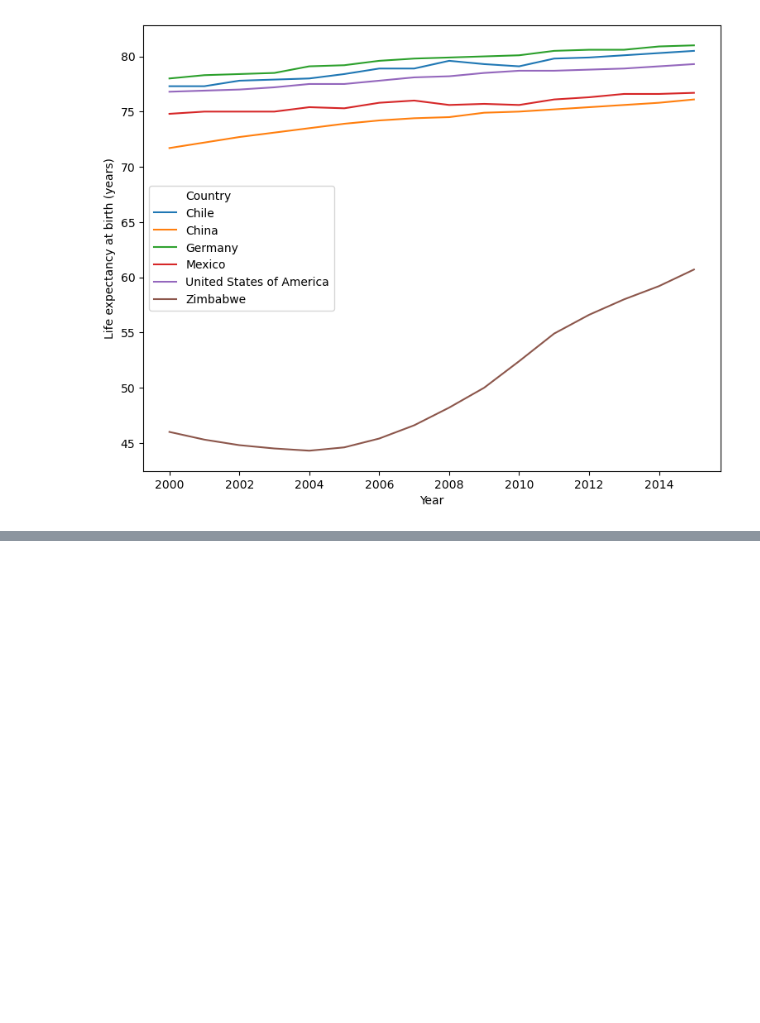
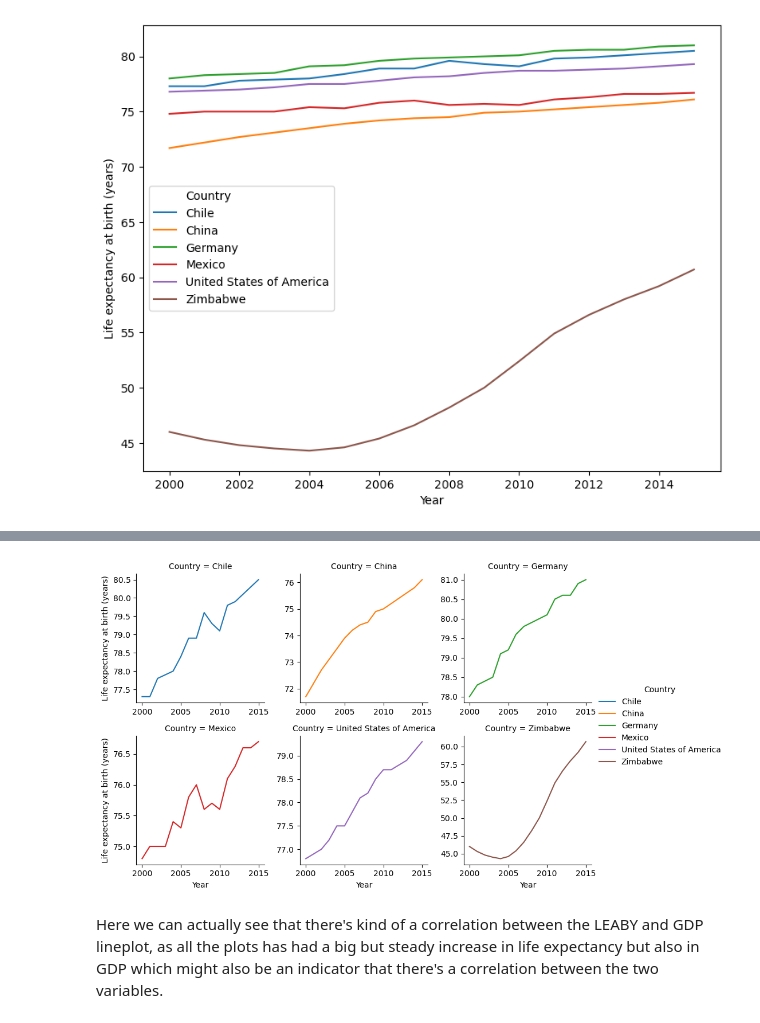
Before and after one commit to Tovborg/Life-Expectancy-and-GDP, a Jupyter notebook: life_expectancy_gdp.ipynb, the cells around one changed output, grey strips where cells are left out. Drawn from its saved outputs; the diff is of its cells as text; code cells hidden in the pictures; blank space fills up the shorter version.

```diff
--- a/life_expectancy_gdp.ipynb
+++ b/life_expectancy_gdp.ipynb
@@ -173,0 +184,10 @@ sns.lineplot(x='Year', y='Life expectancy at birth (years)', hue='Country', data
+# %%
+graph_colors = ['blue', 'orange', 'green', 'red', 'purple', 'brown']
+graphs = sns.FacetGrid(LEABYear, col='Country', col_wrap=3, height=3, hue='Country', sharex=False, sharey=False, )
+with warnings.catch_warnings():
+    warnings.simplefilter(action='ignore', category=FutureWarning)
+    graphs = (graphs.map(plt.plot, 'Year', 'Life expectancy at birth (years)').add_legend())
+# %% [output]
+[figure, added]
+# %% [markdown]
+Here we can actually see that there's kind of a correlation between the LEABY and GDP lineplot, as all the plots has had a big but steady increase in life expectancy but also in GDP which might also be an indicator that there's a correlation between the two variables.
```
Also changed, not shown: parts of 16 cells of this notebook.
